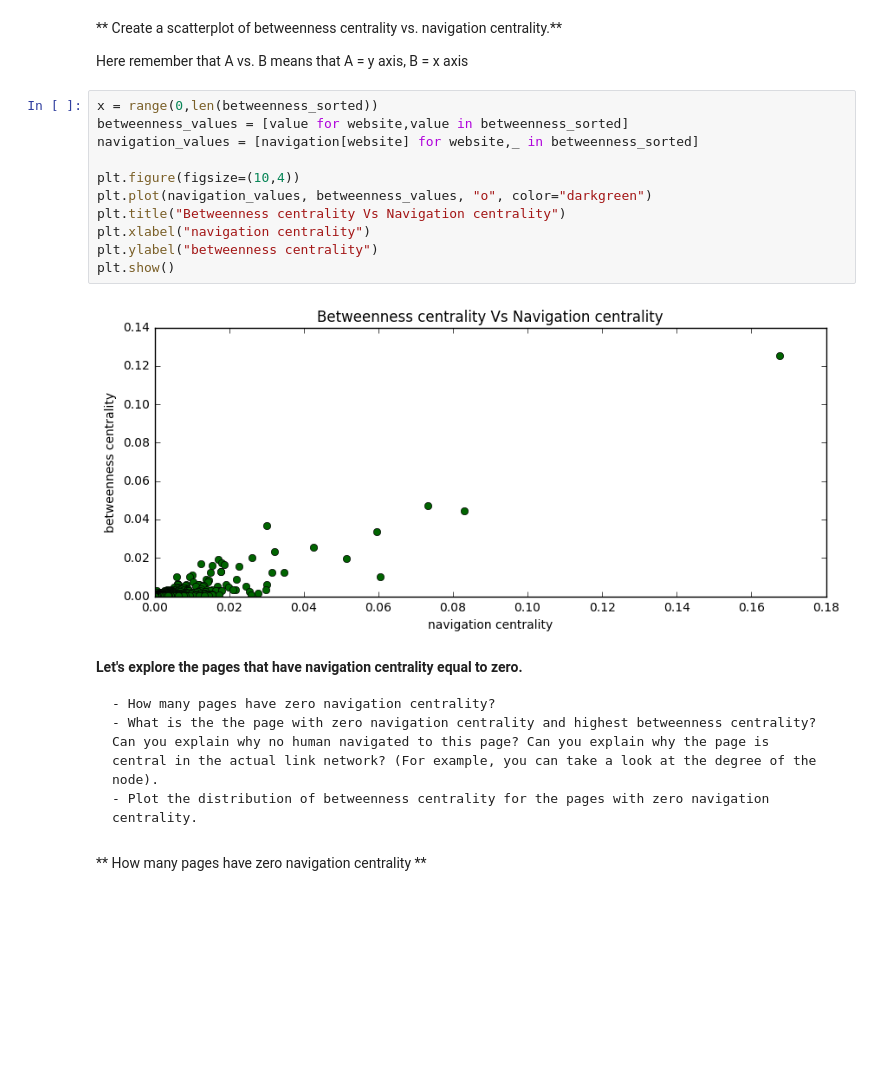
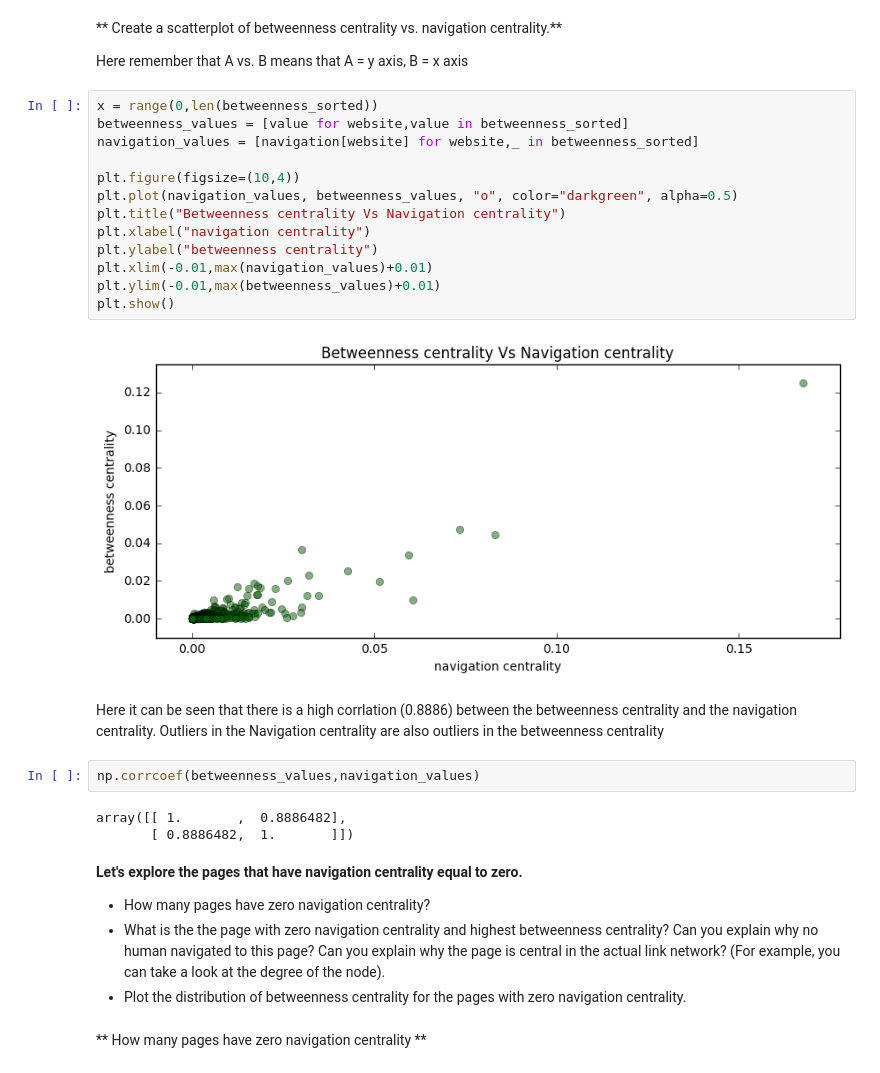
Before and after one commit to gretarg09/DTU__SocialGraphsAndInteractions, a Jupyter notebook: assignment_2/Assignment2.ipynb, the cells around one changed output. Drawn from its saved outputs; the diff is of its cells as text; blank space fills up the shorter version.

```diff
--- a/assignment_2/Assignment2.ipynb
+++ b/assignment_2/Assignment2.ipynb
@@ -695,22 +685,31 @@ Here remember that A vs. B means that A = y axis, B = x axis
 # %%
 x = range(0,len(betweenness_sorted))
 betweenness_values = [value for website,value in betweenness_sorted]
 navigation_values = [navigation[website] for website,_ in betweenness_sorted]
 
 plt.figure(figsize=(10,4))
-plt.plot(navigation_values, betweenness_values, "o", color="darkgreen")
+plt.plot(navigation_values, betweenness_values, "o", color="darkgreen", alpha=0.5)
 plt.title("Betweenness centrality Vs Navigation centrality")
 plt.xlabel("navigation centrality")
 plt.ylabel("betweenness centrality")
+plt.xlim(-0.01,max(navigation_values)+0.01)
+plt.ylim(-0.01,max(betweenness_values)+0.01)
 plt.show()
 # %% [output]
-[figure, old version]
+[figure, new version]
+# %% [markdown]
+Here it can be seen that there is a high corrlation (0.8886) between the betweenness centrality and the navigation centrality. Outliers in the Navigation centrality are also outliers in the betweenness centrality
+# %%
+np.corrcoef(betweenness_values,navigation_values)
+# %% [output]
+array([[ 1.       ,  0.8886482],
+       [ 0.8886482,  1.       ]])
 # %% [markdown]
 **Let's explore the pages that have navigation centrality equal to zero.**
 
-    - How many pages have zero navigation centrality?
-    - What is the the page with zero navigation centrality and highest betweenness centrality? Can you explain why no human navigated to this page? Can you explain why the page is central in the actual link network? (For example, you can take a look at the degree of the node).
-    - Plot the distribution of betweenness centrality for the pages with zero navigation centrality.
+- How many pages have zero navigation centrality?
+- What is the the page with zero navigation centrality and highest betweenness centrality? Can you explain why no human navigated to this page? Can you explain why the page is central in the actual link network? (For example, you can take a look at the degree of the node).
+- Plot the distribution of betweenness centrality for the pages with zero navigation centrality.
 # %% [markdown]
 ** How many pages have zero navigation centrality **
 # %%
```
Also changed, not shown: parts of 14 cells of this notebook.
